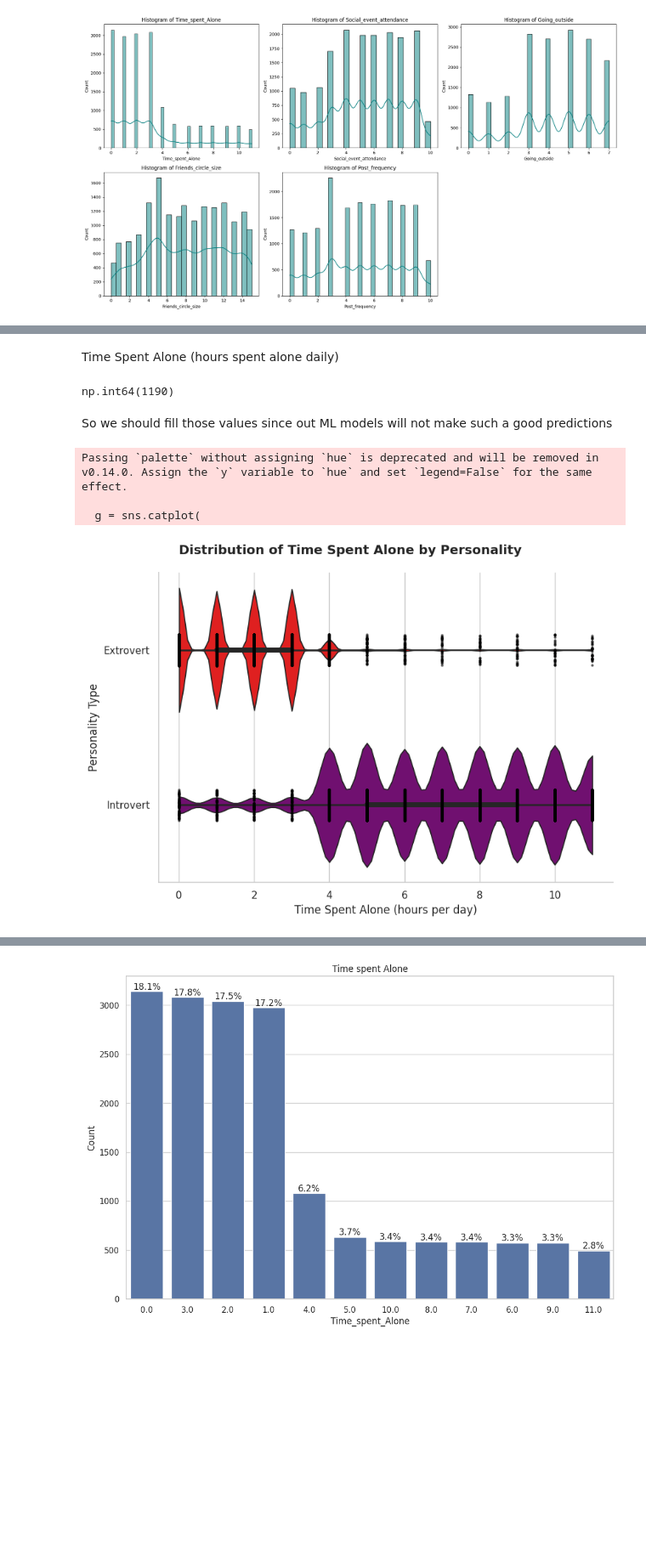
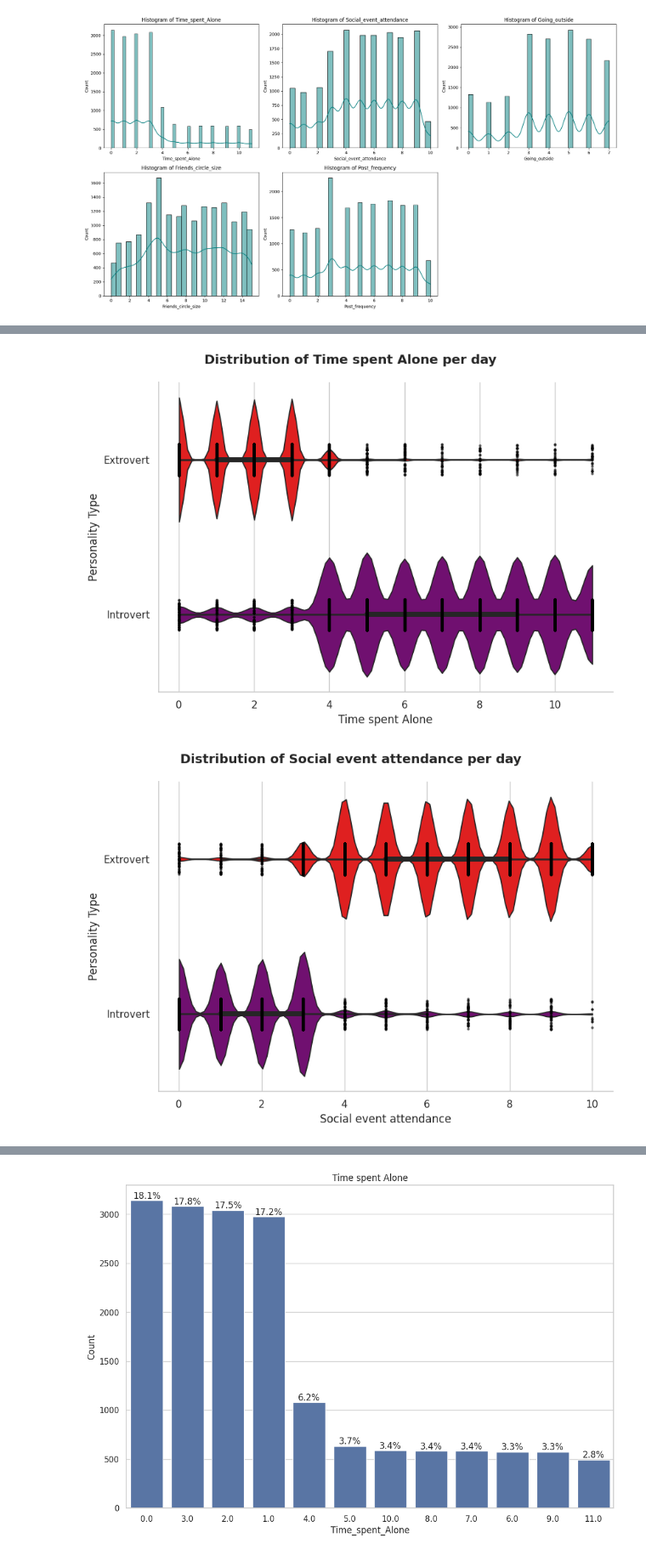
Before and after one commit to CharalamposZisis/Introvert-vs-Extrovert, a Jupyter notebook: research/01.EDA.ipynb, the cells around one changed output, grey strips where cells are left out. Shown at 85% size. Saved outputs shown, nothing was run; the diff lists cells and outputs as text; code cells hidden in the pictures; blank space fills up the shorter version.

Commit message:
Model training stage

```diff
--- a/research/01.EDA.ipynb
+++ b/research/01.EDA.ipynb
@@ -201,48 +185,42 @@ Passing `palette` without assigning `hue` is deprecated and will be removed in v
-# %% [markdown]
-Time Spent Alone (hours spent alone daily)
-# %%
-df['Time_spent_Alone'].isnull().sum()
-# %% [output]
-np.int64(1190)
-# %% [markdown]
-So we should fill those values since out ML models will not make such a good predictions
 # %%
 import seaborn as sns
 import matplotlib.pyplot as plt
+# Let s make and a vilion plot for every continuous data
+def violin(df,columns:list):
+    for col in columns:
+        sns.set_theme(style="whitegrid")
+        # create a vilion plot
+        g = sns.catplot(
+            data=df,
+            x=col,
+            y='Personality',
+            kind='violin',
+            palette={'Introvert': 'purple', 'Extrovert': 'red'},
+            bw_adjust=0.5,
+            cut=0,
+            height=6,
+            aspect=1.4
+        )
 
-sns.set_theme(style="whitegrid")
-# create a vilion plot
-g = sns.catplot(
-    data=df,
-    x='Time_spent_Alone',
-    y='Personality',
-    kind='violin',
-    palette={'Introvert': 'purple', 'Extrovert': 'red'},
-    bw_adjust=0.5,
-    cut=0,
-    height=6,
-    aspect=1.4
-)
+        # Overlay individual data points
+        sns.stripplot(
+            data=df,
+            x=col,
+            y='Personality',
+            color='black',
+            size=3,
+            alpha=0.6,
+            jitter=True,
+            ax=g.ax
+        )
 
-# Overlay individual data points
-sns.stripplot(
-    data=df,
-    x='Time_spent_Alone',
-    y='Personality',
-    color='black',
-    size=3,
-    alpha=0.6,
-    jitter=True,
-    ax=g.ax
-)
+        # Title and labels
+        g.set_axis_labels(f"{col.replace('_',' ')}", "Personality Type")
+        g.fig.suptitle(f"Distribution of {col.replace('_',' ')} per day", fontsize=14, weight='bold')
+        plt.tight_layout()
+        plt.show()
 
-# Title and labels
-g.set_axis_labels("Time Spent Alone (hours per day)", "Personality Type")
-g.fig.suptitle("Distribution of Time Spent Alone by Personality", fontsize=14, weight='bold')
-plt.tight_layout()
-plt.show()
+violin(df,col_plot)
 # %% [output]
-Passing `palette` without assigning `hue` is deprecated and will be removed in v0.14.0. Assign the `y` variable to `hue` and set `legend=False` for the same effect.
-
-  g = sns.catplot(
-[figure, old version]
+[figure, new version]
+[figure, added]
```
Also changed, not shown: parts of 7 cells of this notebook, 4 other files.
